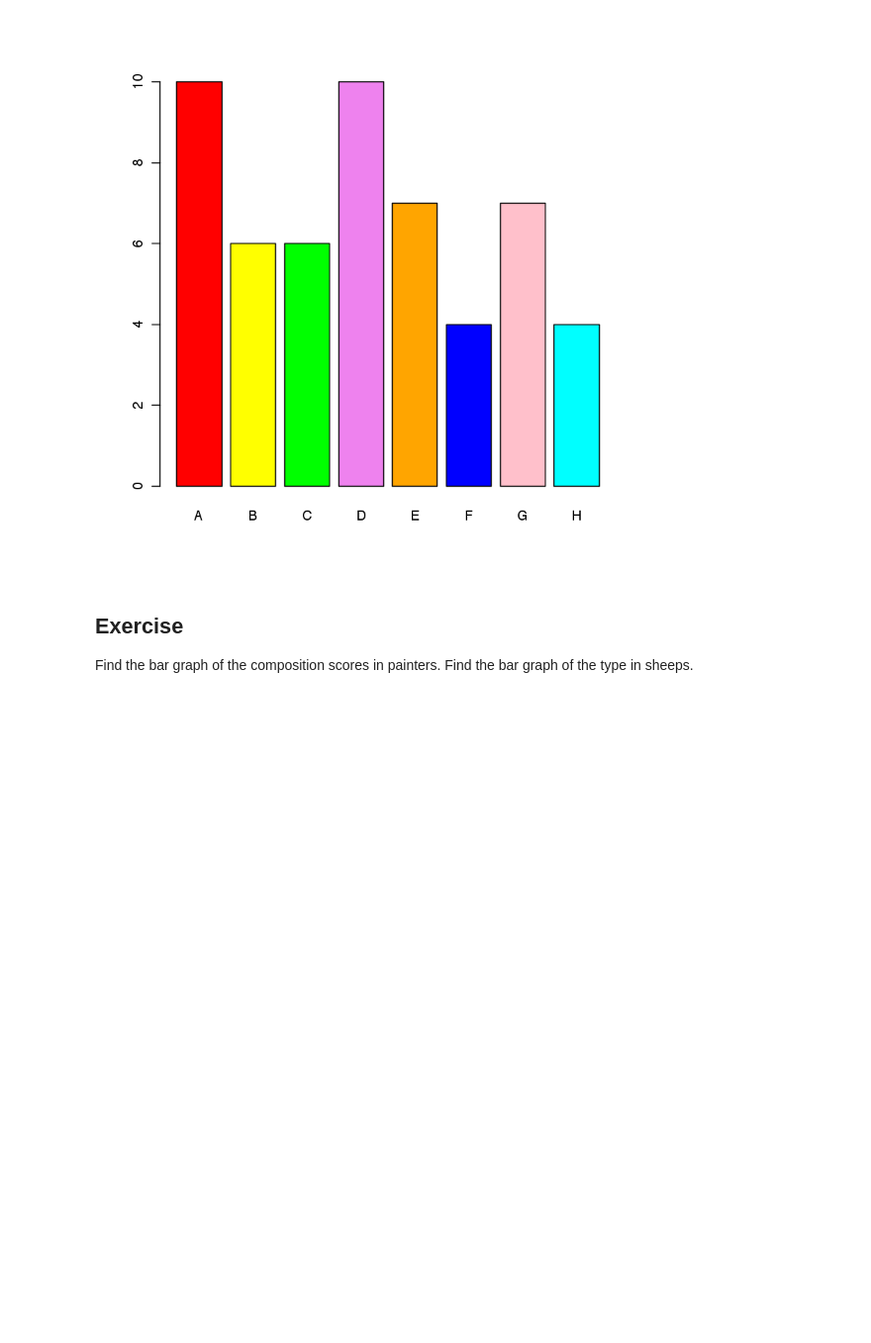
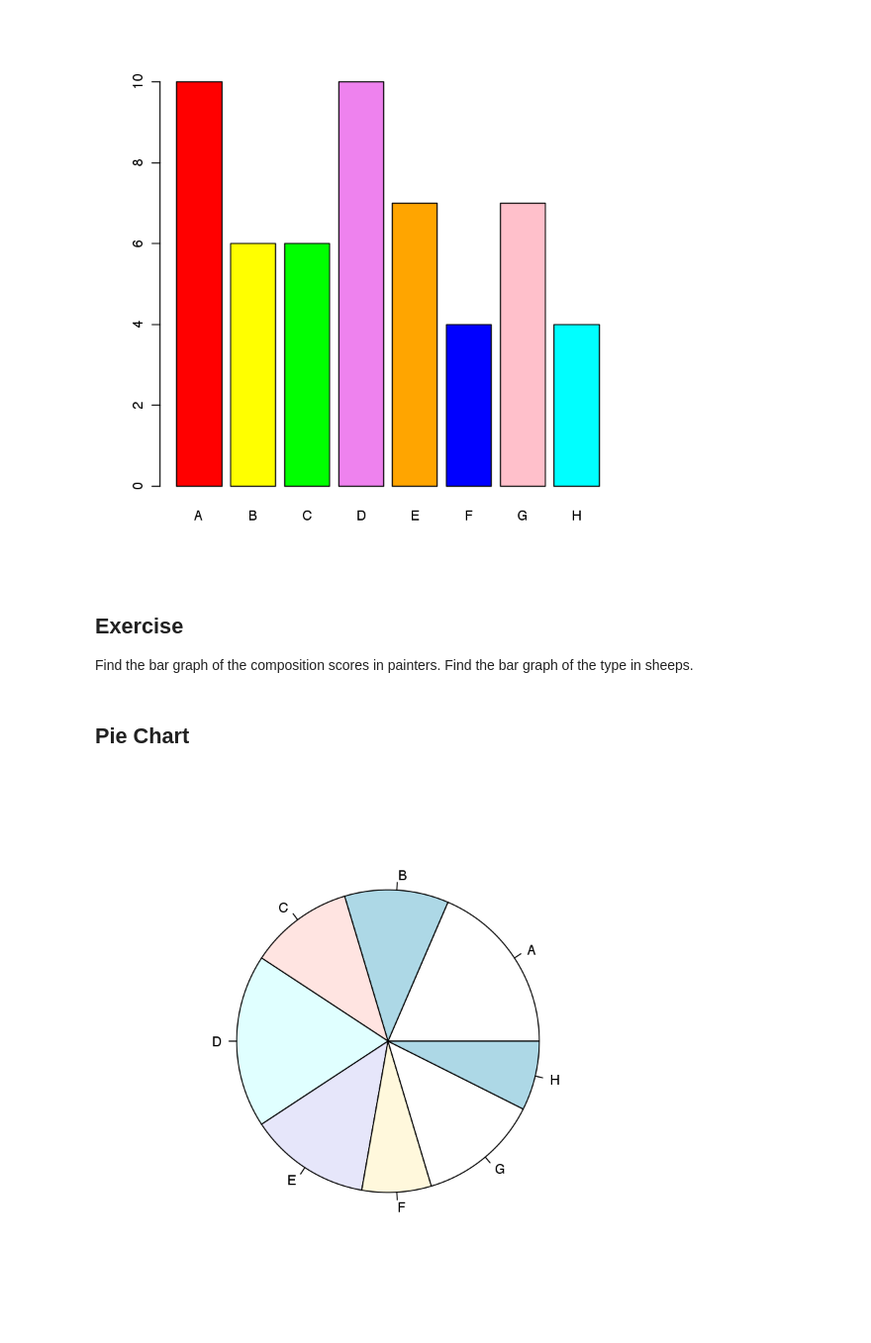
Before and after one commit to luisacutillo78/RbasicStats, a Jupyter notebook: NotebookRbasicStats1.ipynb, the cells around one changed output. Shown: that part at 99% size. Saved outputs shown, nothing was run; the diff lists cells and outputs as text; code cells hidden in the pictures; blank space fills up the shorter version.

```diff
--- a/NotebookRbasicStats1.ipynb
+++ b/NotebookRbasicStats1.ipynb
@@ -148,3 +148,9 @@ barplot(school.freq,         # apply the barplot function
 ## Exercise
 Find the bar graph of the composition scores in painters.
 Find the bar graph of the type in sheeps.
+# %% [markdown]
+## Pie Chart
+# %%
+pie(school.freq)              # apply the pie function
+# %% [output]
+[figure, added]
```
Also changed, not shown: parts of 6 cells of this notebook.
